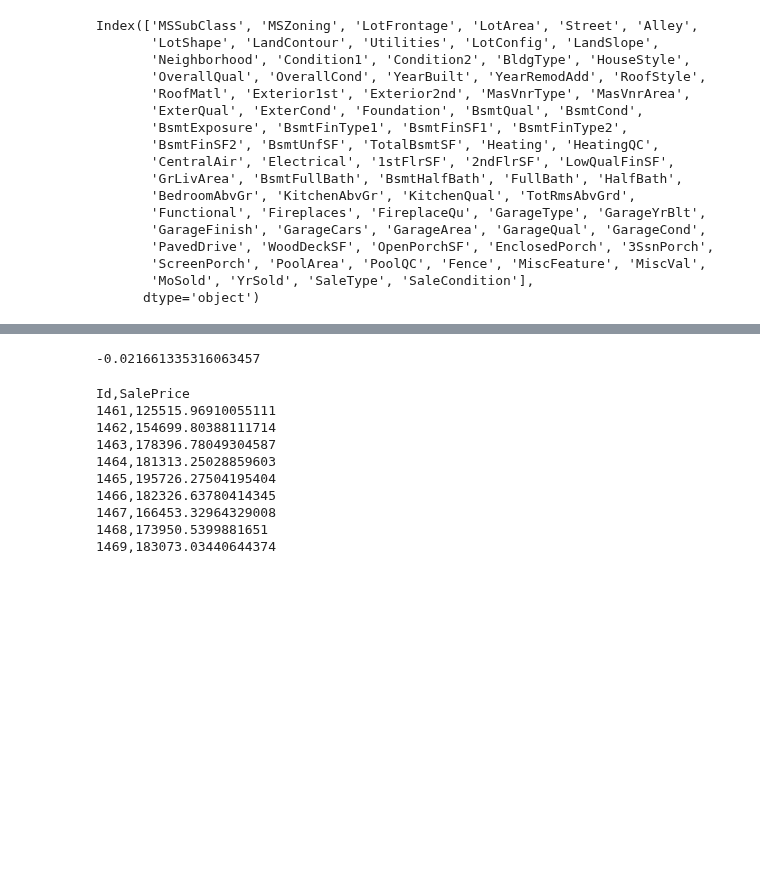
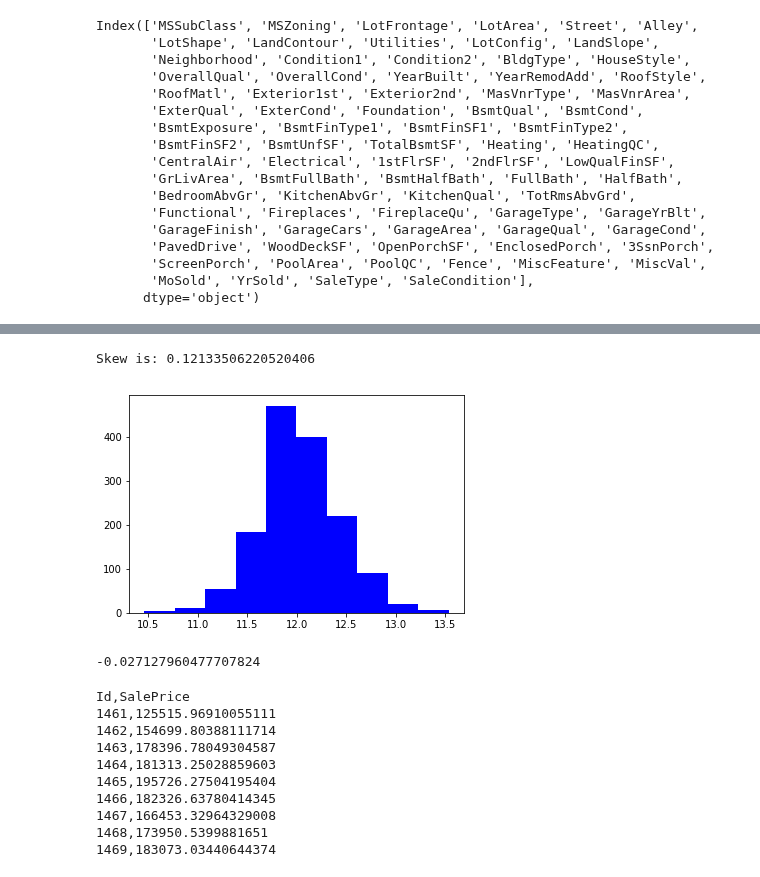
Before and after one commit to ml-mipt/ml-mipt-part1, a Jupyter notebook: 2018/seminars/5_trees_ensembles2/Seminar_05.ipynb, the cells around one changed output, grey strips where cells are left out. Drawn from its saved outputs; the diff is of its cells as text; code cells hidden in the pictures; blank space fills up the shorter version.

```diff
--- a/2018/seminars/5_trees_ensembles2/Seminar_05.ipynb
+++ b/2018/seminars/5_trees_ensembles2/Seminar_05.ipynb
@@ -790,3 +870,11 @@ test = all.iloc[train.shape[0]:]
+# %%
+target = np.log(labels)
+print ("Skew is:", target.skew())
+plt.hist(target, color='blue')
+plt.show()
+# %% [output]
+Skew is: 0.12133506220520406
+[figure, added]
 # %%
 all = pd.concat([train, test], axis=0)
 # %%
@@ -806,10 +901,10 @@ cv = KFold(n_splits=3, random_state=42)
 from sklearn.model_selection import cross_val_score
 from sklearn.ensemble import RandomForestRegressor
 
-regr = RandomForestRegressor(n_estimators=350, n_jobs=-1)
+regr = RandomForestRegressor(n_estimators=1000, max_depth=5, n_jobs=-1)
 print(cross_val_score(regr, train, np.log1p(labels), scoring="mean_squared_error", cv=cv).mean())
 # %% [output]
--0.021661335316063457
+-0.027127960477707824
 # %%
 def submit(preds):
     submission = pd.read_csv("../../../../data/sample_submission.csv")
```
Also changed, not shown: parts of 14 cells of this notebook.
